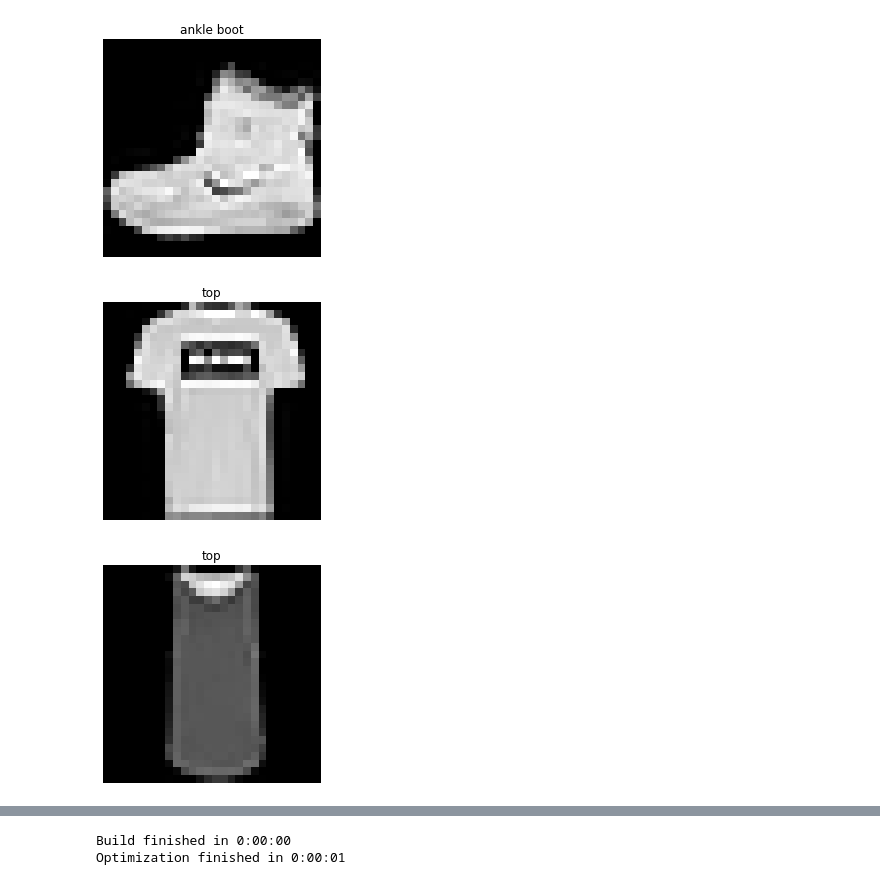
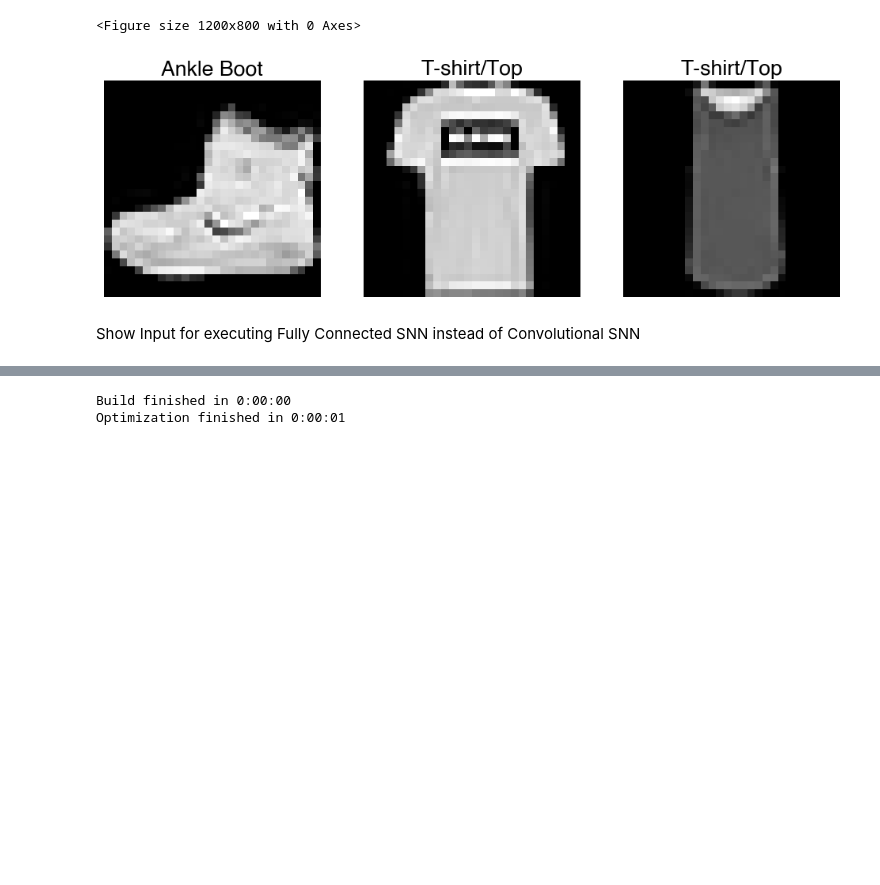
Before and after one commit to ugm2/Thesis-SpikingNeuralNetworks, a Jupyter notebook: Exercises/fashion-mnist/fashion-mnist.ipynb, the cells around one changed output, grey strips where cells are left out. Cells and saved outputs as stored; diff of their text form; code cells hidden in the pictures; blank space fills up the shorter version.

```diff
--- a/Exercises/fashion-mnist/fashion-mnist.ipynb
+++ b/Exercises/fashion-mnist/fashion-mnist.ipynb
@@ -8,30 +9,46 @@ import nengo_dl
+# %%
+import matplotlib
+matplotlib.font_manager._rebuild()
+fig_size = plt.rcParams["figure.figsize"]
+fig_size[0] = 12
+fig_size[1] = 8
+plt.rcParams['figure.dpi'] = 100
+plt.rcParams["figure.figsize"] = fig_size
+font = {'family' : 'Helvetica',
+        'weight' : 'normal',
+        'size' : 16}
+plt.rc('font', **font)
+plt.subplots_adjust(bottom=0.0, right=0.8, top=1.0)
+# %% [output]
+<Figure size 1200x800 with 0 Axes>
 # %%
 (x_train, y_train), (x_test, y_test) = tf.keras.datasets.fashion_mnist.load_data()
 
 # normalize images so values are between 0 and 1
-# x_train = x_train / 255.0
-# x_test = x_test / 255.0
+#x_train = x_train / 255.0
+#x_test = x_test / 255.0
 
-# flatten images
+# flatten images from 28x28 to 784
 x_train = x_train.reshape((x_train.shape[0], -1))
 x_test = x_test.reshape((x_test.shape[0], -1))
-# reshape images
-#x_train = x_train.reshape(x_train.shape[0], 28, 28, 1)
-#x_test = x_test.reshape(x_test.shape[0], 28, 28, 1)
 
 
 # initialize the label names
-labelNames = ["top", "trouser", "pullover", "dress", "coat",
-              "sandal", "shirt", "sneaker", "bag", "ankle boot"]
+labelNames = ["T-shirt/Top", "Trouser", "Pullover", "Dress", "Coat",
+              "Sandal", "Shirt", "Sneaker", "Bag", "Ankle Boot"]
+# number of classes
 num_classes = len(labelNames)
-for i in range(3):
-    plt.figure()
+
+# show some examples
+length = 3
+plt.figure()
+for i in range(length):
+    plt.subplot(1, length, i+1)
     plt.imshow(np.reshape(x_train[i], (28, 28)),
                cmap="gray")
     plt.axis('off')
-    plt.title(str(labelNames[y_train[i]]));
+    plt.title(str(labelNames[y_train[i]]))
+plt.savefig('images/example_images.png', bbox_inches='tight')
 # %% [output]
-[figure, old version]
+[figure, new version]
-[figure, removed]
-[figure, removed]
 # %%
@@ -75,3 +100,5 @@ with model:
     # training the network using a rate-based approximation)
     out_p = nengo.Probe(out, label="out_p")
     out_p_filt = nengo.Probe(out, synapse=0.1, label="out_p_filt")
+# %% [markdown]
+Show Input for executing Fully Connected SNN instead of Convolutional SNN
```
Also changed, not shown: parts of 15 cells of this notebook, 52 other files.
